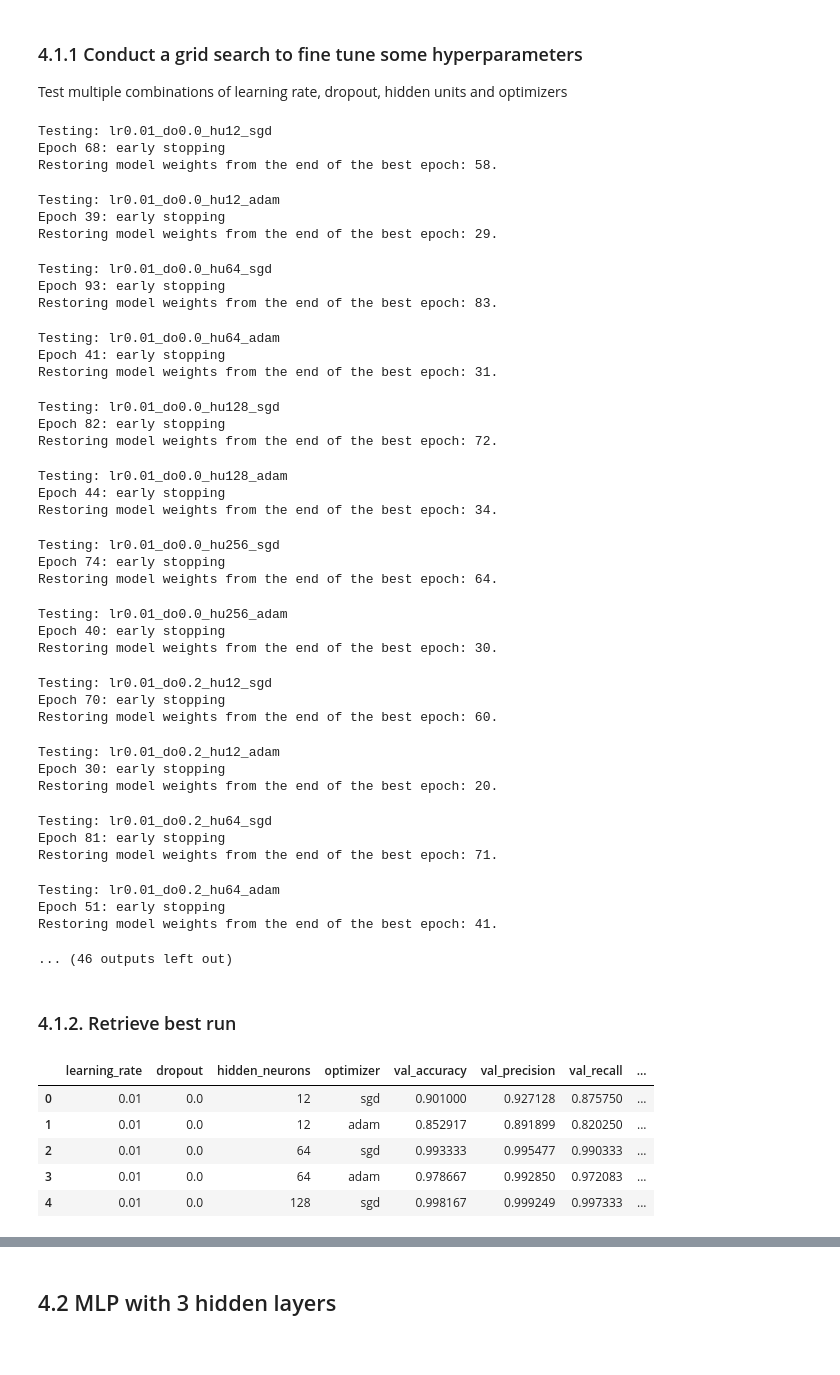
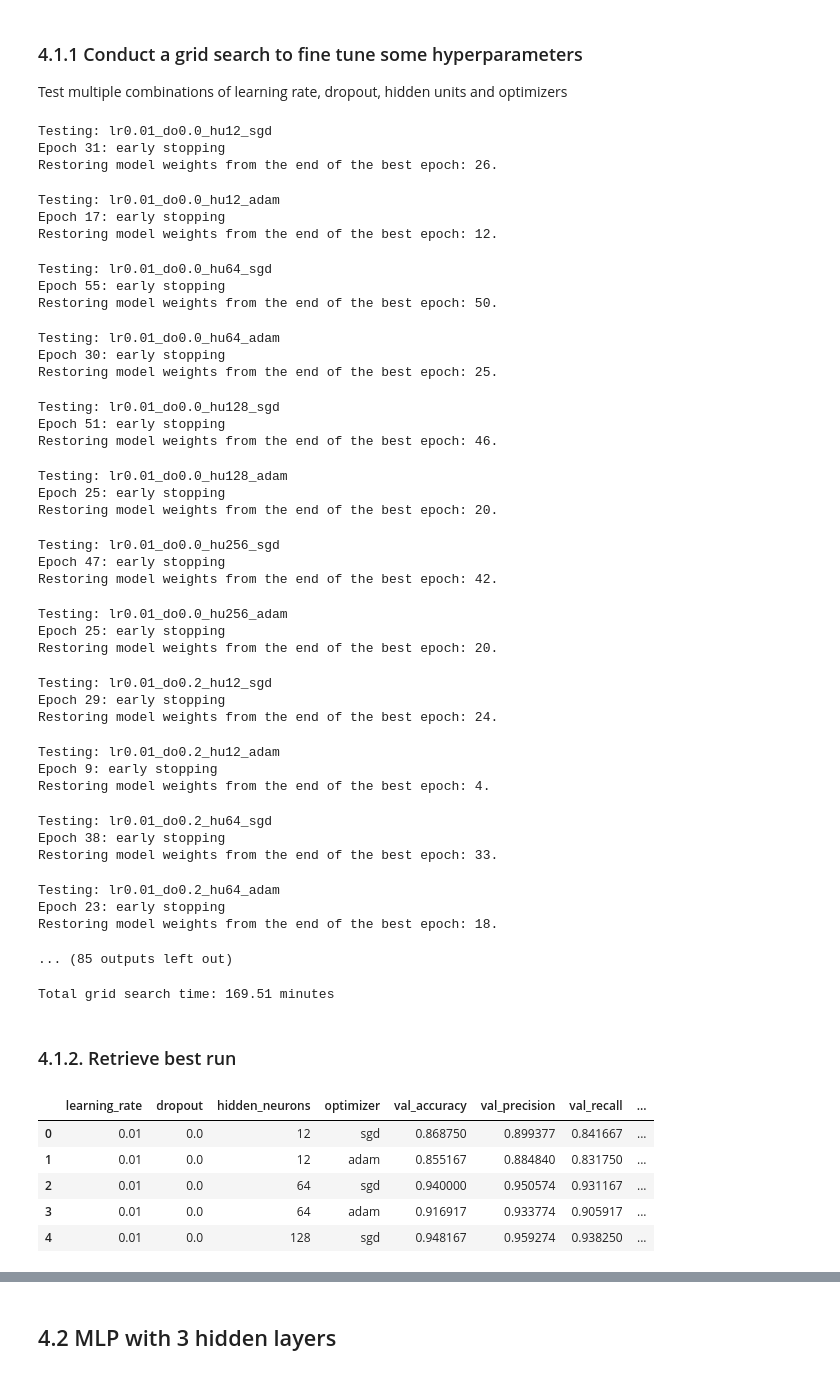
Before and after one commit to JAntunes-12/KMNIST-Classification, a Jupyter notebook: mlp_finalProject.ipynb, the cells around one changed output, grey strips where cells are left out. Saved outputs shown, nothing was run; the diff lists cells and outputs as text; code cells hidden in the pictures.

```diff
--- a/mlp_finalProject.ipynb
+++ b/mlp_finalProject.ipynb
@@ -568,7 +571,7 @@ for lr, dr, hu, opt_name in tqdm(grid, desc="Grid Search Progress"):
     early_stop = EarlyStopping(
         monitor='loss',
         min_delta = 0.01,
-        patience=10,            # number of epochs with no improvement after which training will be stopped
+        patience=5,            # number of epochs with no improvement after which training will be stopped
         restore_best_weights=True,
         mode = 'min',
         verbose = 1  # restores model weights from the epoch with the best value of the monitored quantity
@@ -608,59 +611,65 @@ for r in results[:5]:
     print(r)
 # %% [output]
 Testing: lr0.01_do0.0_hu12_sgd
-Epoch 68: early stopping
-Restoring model weights from the end of the best epoch: 58.
+Epoch 31: early stopping
+Restoring model weights from the end of the best epoch: 26.
 Testing: lr0.01_do0.0_hu12_adam
-Epoch 39: early stopping
-Restoring model weights from the end of the best epoch: 29.
+Epoch 17: early stopping
+Restoring model weights from the end of the best epoch: 12.
 Testing: lr0.01_do0.0_hu64_sgd
-Epoch 93: early stopping
-Restoring model weights from the end of the best epoch: 83.
+Epoch 55: early stopping
+Restoring model weights from the end of the best epoch: 50.
 Testing: lr0.01_do0.0_hu64_adam
-Epoch 41: early stopping
-Restoring model weights from the end of the best epoch: 31.
+Epoch 30: early stopping
+Restoring model weights from the end of the best epoch: 25.
 Testing: lr0.01_do0.0_hu128_sgd
-Epoch 82: early stopping
-Restoring model weights from the end of the best epoch: 72.
+Epoch 51: early stopping
+Restoring model weights from the end of the best epoch: 46.
 Testing: lr0.01_do0.0_hu128_adam
-Epoch 44: early stopping
-Restoring model weights from the end of the best epoch: 34.
+Epoch 25: early stopping
+Restoring model weights from the end of the best epoch: 20.
 Testing: lr0.01_do0.0_hu256_sgd
-Epoch 74: early stopping
-Restoring model weights from the end of the best epoch: 64.
+Epoch 47: early stopping
+Restoring model weights from the end of the best epoch: 42.
 Testing: lr0.01_do0.0_hu256_adam
-Epoch 40: early stopping
-Restoring model weights from the end of the best epoch: 30.
+Epoch 25: early stopping
+Restoring model weights from the end of the best epoch: 20.
 Testing: lr0.01_do0.2_hu12_sgd
-Epoch 70: early stopping
-Restoring model weights from the end of the best epoch: 60.
+Epoch 29: early stopping
+Restoring model weights from the end of the best epoch: 24.
 Testing: lr0.01_do0.2_hu12_adam
-Epoch 30: early stopping
-Restoring model weights from the end of the best epoch: 20.
+Epoch 9: early stopping
+Restoring model weights from the end of the best epoch: 4.
 Testing: lr0.01_do0.2_hu64_sgd
-Epoch 81: early stopping
-Restoring model weights from the end of the best epoch: 71.
+Epoch 38: early stopping
+Restoring model weights from the end of the best epoch: 33.
 Testing: lr0.01_do0.2_hu64_adam
-Epoch 51: early stopping
-Restoring model weights from the end of the best epoch: 41.
+Epoch 23: early stopping
+Restoring model weights from the end of the best epoch: 18.
-... (46 outputs left out)
+... (85 outputs left out)
+# %%
+end_time = time.time()
+gridSearch_MLP_1H_time = end_time - start_time
+print(f"Total grid search time: {(time.time() - start_time)/60:.2f} minutes")
+# %% [output]
+Total grid search time: 169.51 minutes
 # %% [markdown]
 ### 4.1.2. Retrieve best run
 # %%
 # Read the grid search results and convert to a data frame
-results_MLP_1H = pd.read_json('mlp1H_grid_search_results.json')
+results_MLP_1H = pd.read_json('mlp1H_grid_search_results_run2.json')
 
 # Correct the model path (altered after grid search run)
 results_MLP_1H['model_path'] = results_MLP_1H['model_path'].str.replace('saved_models', 'mlp1H_saved_models', regex= False)
 
 results_MLP_1H.head()
 # %% [output]
 |  | learning_rate | dropout | hidden_neurons | optimizer | val_accuracy | val_precision | val_recall | ... |
-| 0 | 0.01 | 0.0 | 12 | sgd | 0.901000 | 0.927128 | 0.875750 | ... |
-| 1 | 0.01 | 0.0 | 12 | adam | 0.852917 | 0.891899 | 0.820250 | ... |
-| 2 | 0.01 | 0.0 | 64 | sgd | 0.993333 | 0.995477 | 0.990333 | ... |
-| 3 | 0.01 | 0.0 | 64 | adam | 0.978667 | 0.992850 | 0.972083 | ... |
-| 4 | 0.01 | 0.0 | 128 | sgd | 0.998167 | 0.999249 | 0.997333 | ... |
+| 0 | 0.01 | 0.0 | 12 | sgd | 0.868750 | 0.899377 | 0.841667 | ... |
+| 1 | 0.01 | 0.0 | 12 | adam | 0.855167 | 0.884840 | 0.831750 | ... |
+| 2 | 0.01 | 0.0 | 64 | sgd | 0.940000 | 0.950574 | 0.931167 | ... |
+| 3 | 0.01 | 0.0 | 64 | adam | 0.916917 | 0.933774 | 0.905917 | ... |
+| 4 | 0.01 | 0.0 | 128 | sgd | 0.948167 | 0.959274 | 0.938250 | ... |
 # %%
 # Get the best accuracy
 best_acc = results_MLP_1H['val_accuracy'].max()
```
Also changed, not shown: parts of 10 cells of this notebook, 7 other files.
